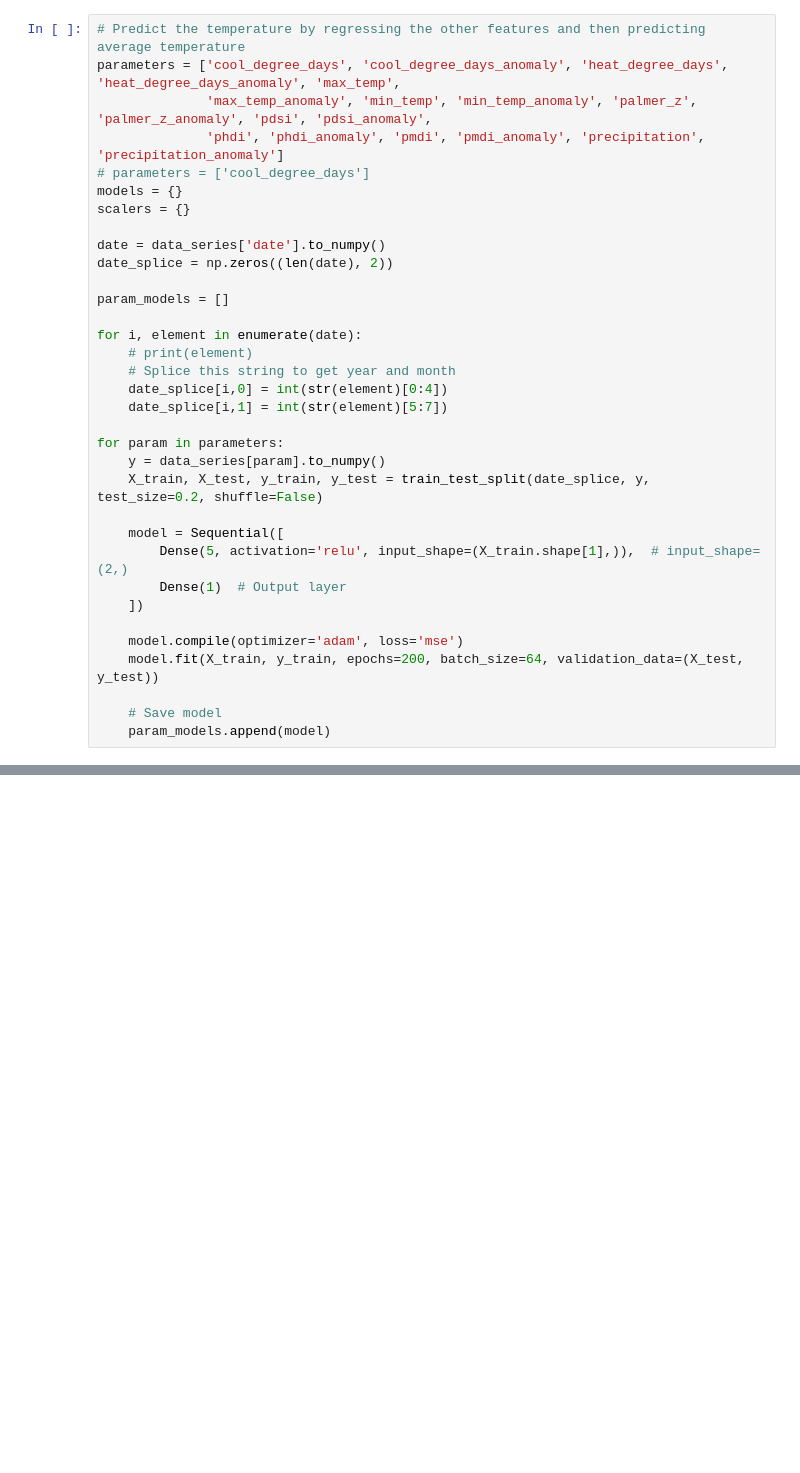
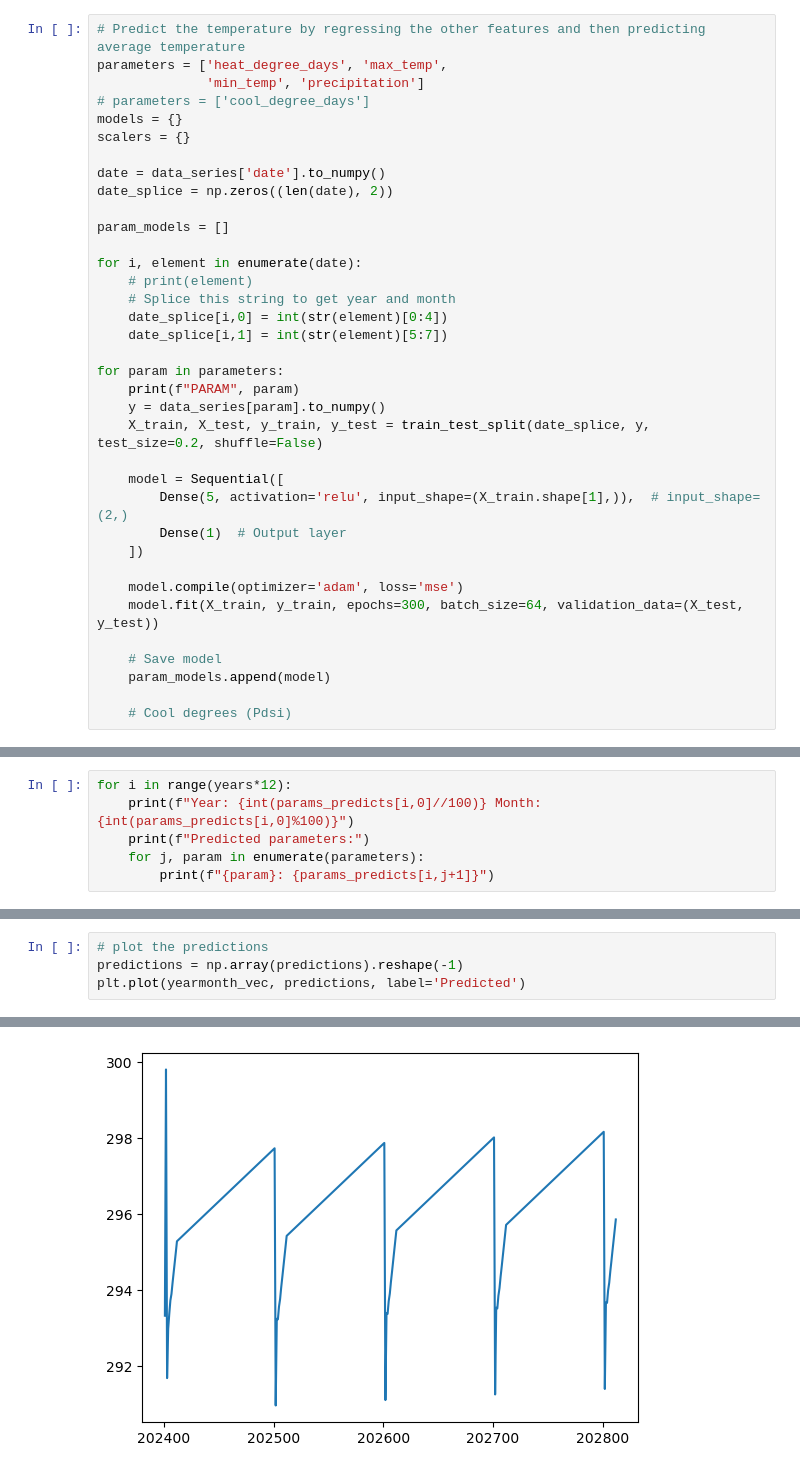
Before and after one commit to lowgard/ml_new_mexico, a Jupyter notebook: main.ipynb, the cells around one changed output, grey strips where cells are left out. Saved outputs shown, nothing was run; the diff lists cells and outputs as text; blank space fills up the shorter version.

Commit message:
output but predictions are shit only using 4 features which does not seem to be enough
Signed-off-by: frede791 <frederik.anilmarkus@gmail.com>

```diff
--- a/main.ipynb
+++ b/main.ipynb
@@ -114,9 +114,8 @@ Epoch 100/100
 <keras.src.callbacks.history.History at 0x...>
 # %%
 # Predict the temperature by regressing the other features and then predicting average temperature
-parameters = ['cool_degree_days', 'cool_degree_days_anomaly', 'heat_degree_days', 'heat_degree_days_anomaly', 'max_temp',
-              'max_temp_anomaly', 'min_temp', 'min_temp_anomaly', 'palmer_z', 'palmer_z_anomaly', 'pdsi', 'pdsi_anomaly',
-              'phdi', 'phdi_anomaly', 'pmdi', 'pmdi_anomaly', 'precipitation', 'precipitation_anomaly']
+parameters = ['heat_degree_days', 'max_temp',
+              'min_temp', 'precipitation']
 # parameters = ['cool_degree_days']
 models = {}
 scalers = {}
@@ -133,6 +132,7 @@ for i, element in enumerate(date):
     date_splice[i,1] = int(str(element)[5:7])
 
 for param in parameters:
+    print(f"PARAM", param)
     y = data_series[param].to_numpy()
     X_train, X_test, y_train, y_test = train_test_split(date_splice, y, test_size=0.2, shuffle=False)
 
@@ -142,8 +142,10 @@ for param in parameters:
     ])
 
     model.compile(optimizer='adam', loss='mse')
-    model.fit(X_train, y_train, epochs=200, batch_size=64, validation_data=(X_test, y_test))
+    model.fit(X_train, y_train, epochs=300, batch_size=64, validation_data=(X_test, y_test))
 
     # Save model
     param_models.append(model)
+
+    # Cool degrees (Pdsi)
 # %% [output]
@@ -237,0 +241,6 @@ print(predictions)
+# %%
+for i in range(years*12):
+    print(f"Year: {int(params_predicts[i,0]//100)} Month: {int(params_predicts[i,0]%100)}")
+    print(f"Predicted parameters:")
+    for j, param in enumerate(parameters):
+        print(f"{param}: {params_predicts[i,j+1]}")
@@ -237,0 +299,5 @@ print(predictions)
+# %%
+# plot the predictions
+predictions = np.array(predictions).reshape(-1)
+plt.plot(yearmonth_vec, predictions, label='Predicted')
+# %% [output]
@@ -237,0 +305 @@ print(predictions)
+[figure, added]
```
Also changed, not shown: parts of 9 cells of this notebook.
